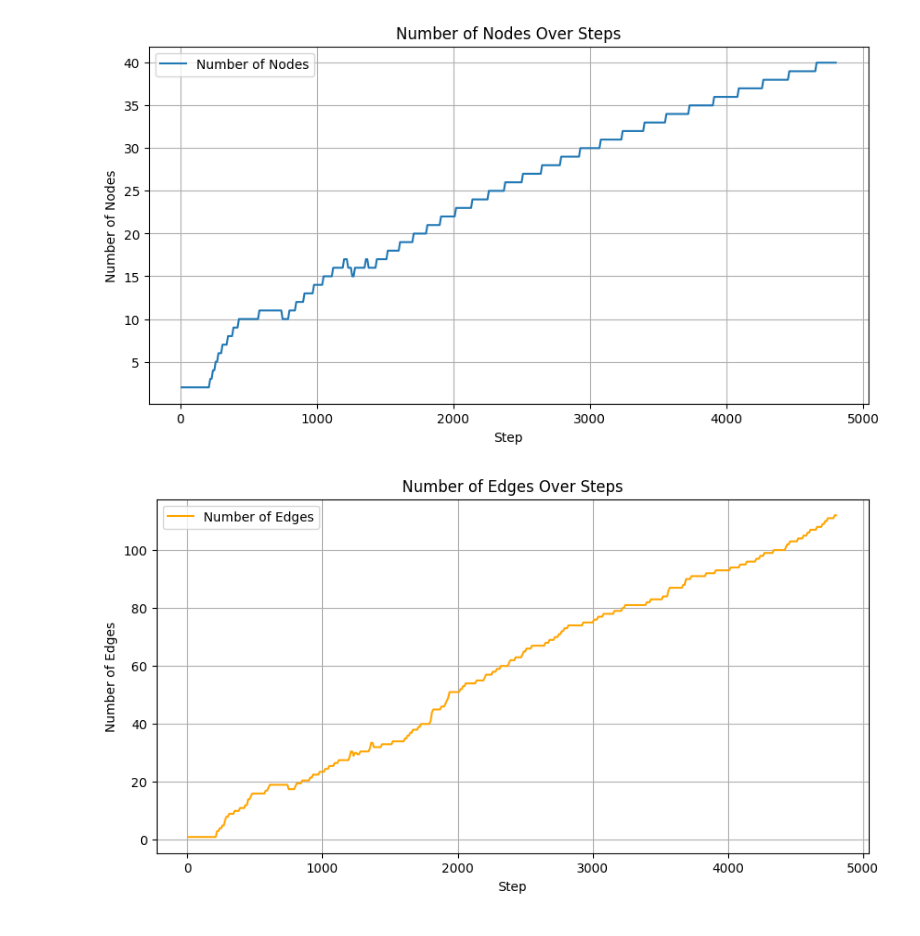
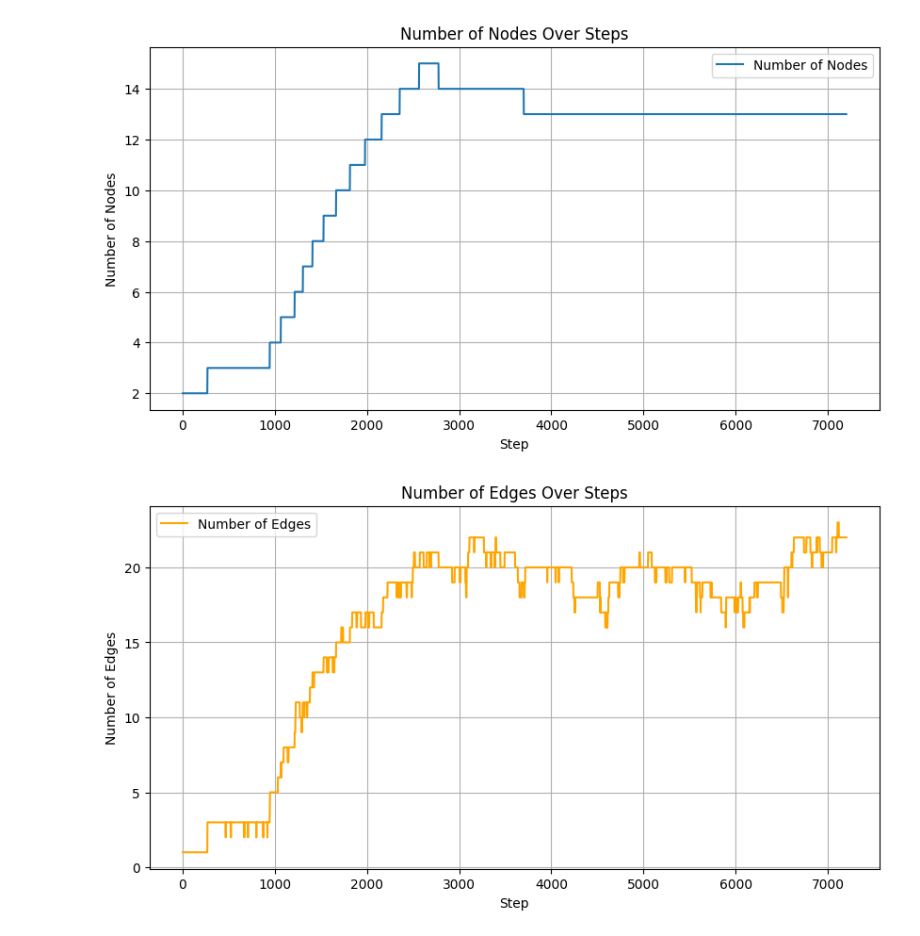
Before and after one commit to ductan2003/Coronary_Heart_Disease_Detection, a Jupyter notebook: LLCS/Visualize/Combination_visualize.ipynb, the cells around one changed output. Drawn from its saved outputs; the diff is of its cells as text; code cells hidden in the pictures.

```diff
--- a/LLCS/Visualize/Combination_visualize.ipynb
+++ b/LLCS/Visualize/Combination_visualize.ipynb
@@ -75,7 +75,7 @@ def load_and_save_logs(folder_path, output_folder):
 # Usage example (commented out because the function requires a specific folder and output path):
 # load_and_save_logs('/path/to/folder', '/path/to/output_folder')
 # %%
-load_and_save_logs('../Dataset_log/NonOverlap_testing/24-11-06-01:17:49/', '../Dataset_log/NonOverlap_testing/24-11-06-01:17:49/')
+load_and_save_logs('../Dataset_log/NonOverlap_testing/24-11-07-00:35:12/', '../Dataset_log/NonOverlap_testing/24-11-07-00:35:12/')
 # %% [output]
-[figure, old version]
+[figure, new version]
-[figure, old version]
+[figure, new version]
```
Also changed, not shown: parts of 1 cell of this notebook, 5 other files.
